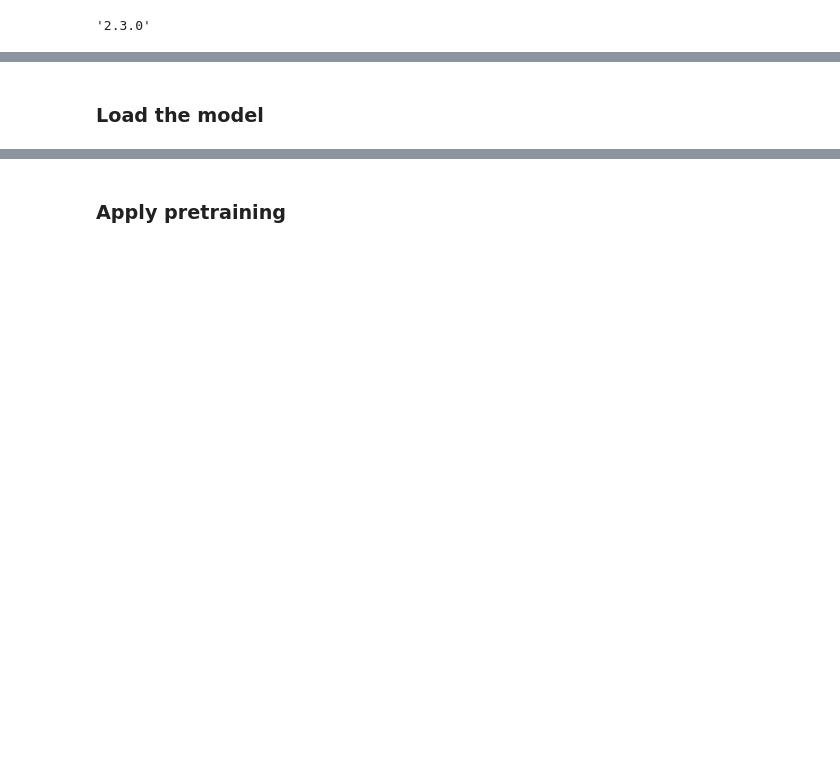
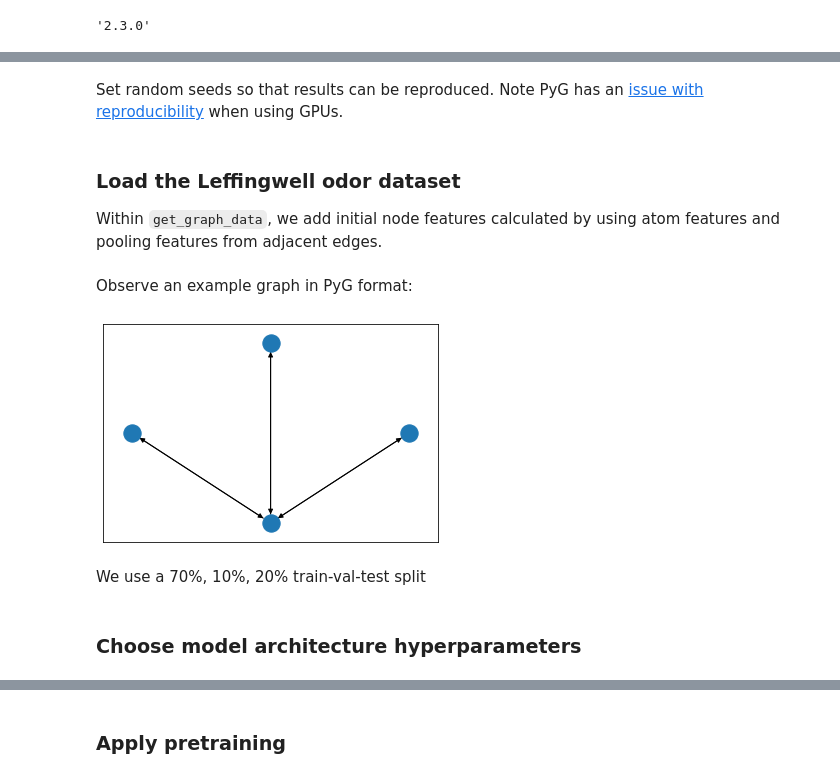
Before and after one commit to mattyding/cs224w-project, a Jupyter notebook: colab.ipynb, the cells around one changed output, grey strips where cells are left out. Cells and saved outputs as stored; diff of their text form; code cells hidden in the pictures; blank space fills up the shorter version.

```diff
--- a/colab.ipynb
+++ b/colab.ipynb
@@ -72,0 +79,2 @@ ModuleNotFoundError: No module named 'google'
+# %% [markdown]
+Set random seeds so that results can be reproduced. Note PyG has an [issue with reproducibility](https://github.com/pyg-team/pytorch_geometric/issues/92) when using GPUs.
@@ -72,0 +85,4 @@ ModuleNotFoundError: No module named 'google'
+# %% [markdown]
+### Load the Leffingwell odor dataset
+
+Within `get_graph_data`, we add initial node features calculated by using atom features and pooling features from adjacent edges.
@@ -73 +94,10 @@ ModuleNotFoundError: No module named 'google'
+# %% [markdown]
+Observe an example graph in PyG format:
+# %%
+from plot_utils import nx_draw_molecule
+nx_draw_molecule(graph_list[0].x, graph_list[0].edge_index)
+# %% [output]
+[figure, added]
+# %% [markdown]
+We use a 70%, 10%, 20% train-val-test split
 # %%
@@ -82,5 +108,5 @@ batch_size = 256 # TODO
 train_loader = DataLoader(train_set, batch_size=batch_size, shuffle=True, drop_last=True)
 val_loader = DataLoader(val_set, batch_size=batch_size, shuffle=True, drop_last=True)
 test_loader = DataLoader(test_set, batch_size=batch_size, shuffle=True, drop_last=True)
-# %% [markdown]
-### Load the model
+# %% [markdown]
+### Choose model architecture hyperparameters
```
Also changed, not shown: parts of 45 cells of this notebook.
